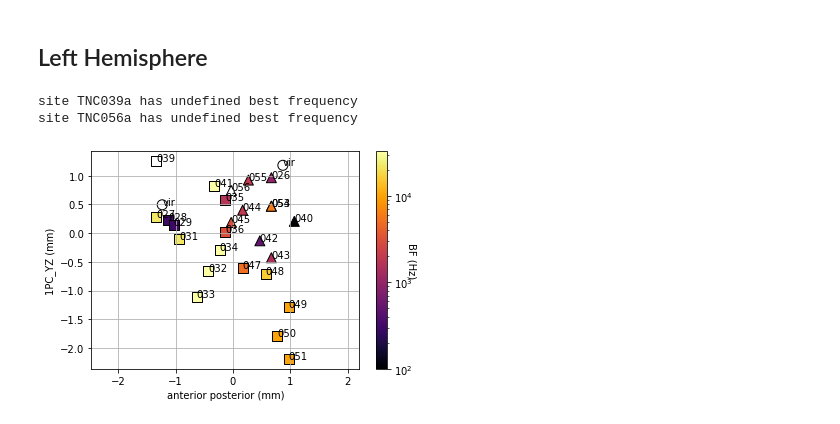
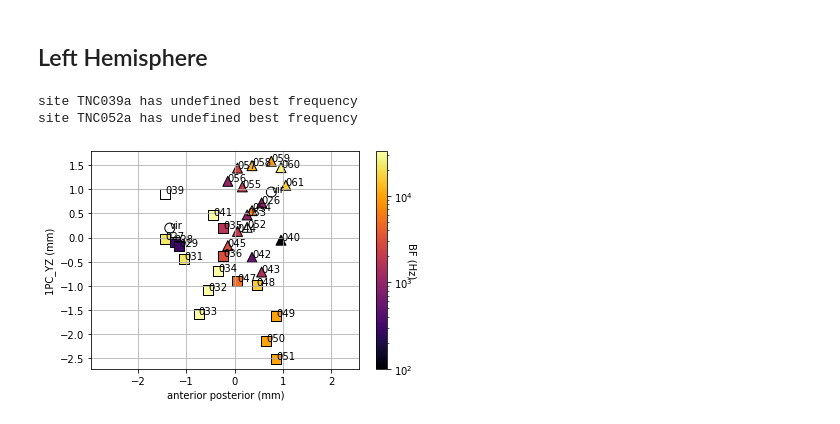
Before and after one commit to Mateo-Lopez-Espejo/context_probe_analysis, a Jupyter notebook: reports/210000_TNC_penetration_maps.ipynb, the cells around one changed output. Saved outputs shown, nothing was run; the diff lists cells and outputs as text; code cells hidden in the pictures.

```diff
--- a/reports/210000_TNC_penetration_maps.ipynb
+++ b/reports/210000_TNC_penetration_maps.ipynb
@@ -33,37 +32,35 @@ fig.savefig(mappath, transparent=True)
 # %% [markdown]
 ## Left Hemisphere
 # %%
-from nems_lbhb.penetration_map import penetration_map
-import matplotlib.pyplot as plt
-
 # mapping prior to viral injections
 first_mapping = ['TNC026a', 'TNC027a'] # PEG#1 A1#1 PEG#2
 
 # first pair of array recordings
 first_arrays = ['TNC028a', 'TNC029a']
 
 # mapping after array breackage, trying to find a good PEG spot
 second_mapping = ['TNC031a', 'TNC032a', 'TNC033a', 'TNC034a', 'TNC035a', 'TNC036a',
                   'TNC039a', 'TNC040a', 'TNC041a', 'TNC042a']
 
 # Third mapping, long hiatus of recordings, plus inverted AP axis, and potentially lost zero.
-second_arrays = ['TNC043a', 'TNC044a', 'TNC045a', 'TNC047a', 'TNC048a',
-                 'TNC049a', 'TNC050a', 'TNC051a', 'TNC053a', 'TNC054a', 'TNC055a', 'TNC056a']
+second_arrays = ['TNC043a', 'TNC044a', 'TNC045a', 'TNC047a', 'TNC048a', 'TNC049a',
+                 'TNC050a', 'TNC051a', 'TNC052a', 'TNC053a', 'TNC054a', 'TNC055a',
+                 'TNC056a', 'TNC057a', 'TNC058a', 'TNC059a', 'TNC060a', 'TNC061a']
 
 sites = first_mapping + first_arrays + second_mapping + second_arrays  # last batch added 2021-07-30
 
 # Original landmark measurements
 landmarks = {'viral0': [0.20, 6.64, 1.34, 0.30, 7.24, 1.00, 42, 0],
              'viral1': [0.20, 6.64, 1.34, 0.09, 7.18, 1.05, 42, 0]}
 
 # fig, coords = penetration_map(sites, equal_aspect=True, flip_X=False, flatten=False, landmarks=landmarks)
 fig, coords = penetration_map(sites, equal_aspect=True, flip_X=True, flatten=True, flip_YZ=True, landmarks=landmarks)
 fig.axes[0].grid()
 
 # saves the scatter
 mappath = pl.Path('/auto/data/lbhb/photos/Craniotomies/Teonancatl/TNC_LH_map.png')
 fig.savefig(mappath, transparent=True)
 # %% [output]
 site TNC039a has undefined best frequency
-site TNC056a has undefined best frequency
+site TNC052a has undefined best frequency
-[figure, old version]
+[figure, new version]
```
Also changed, not shown: parts of 1 cell of this notebook, 1 other file.
